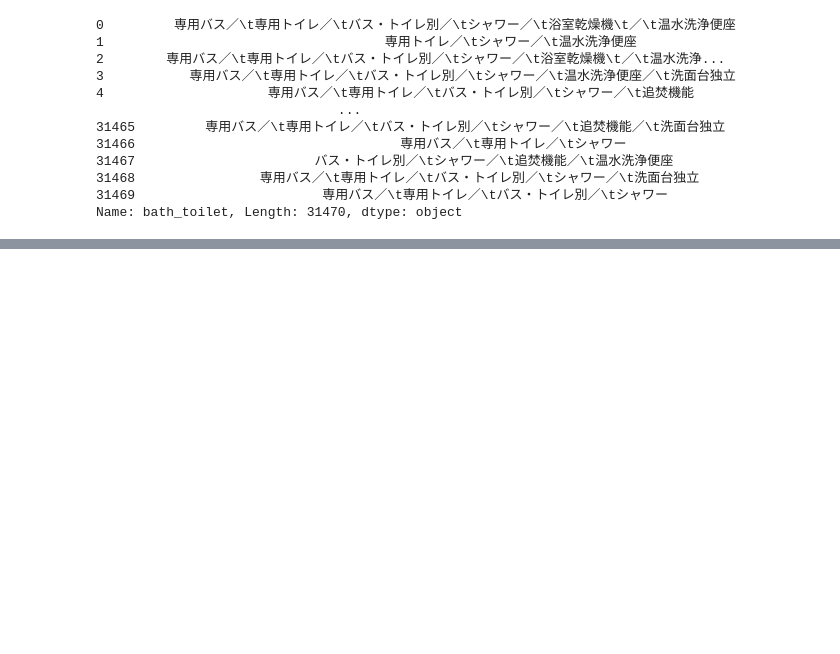
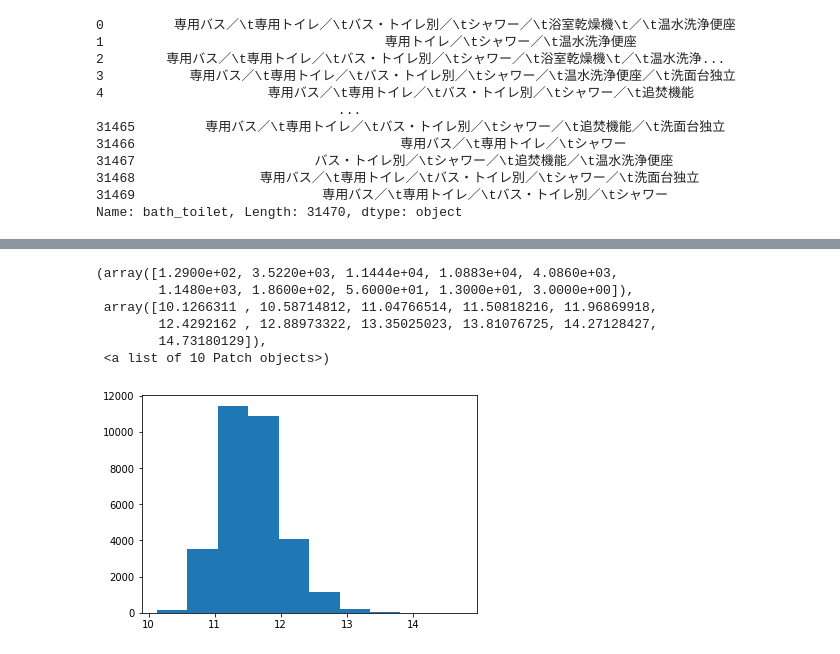
Before and after one commit to yaneura-no-gomi/mynavi_2019, a Jupyter notebook: notebook/Untitled.ipynb, the cells around one changed output, grey strips where cells are left out. Saved outputs shown, nothing was run; the diff lists cells and outputs as text; code cells hidden in the pictures; blank space fills up the shorter version.

```diff
--- a/notebook/Untitled.ipynb
+++ b/notebook/Untitled.ipynb
@@ -404,0 +353,10 @@ Index(['id', 'y', 'location', 'access', 'layout', 'age', 'direction', 'area',
+# %%
+plt.hist(train['log_y'])
+# %% [output]
+(array([1.2900e+02, 3.5220e+03, 1.1444e+04, 1.0883e+04, 4.0860e+03,
+        1.1480e+03, 1.8600e+02, 5.6000e+01, 1.3000e+01, 3.0000e+00]),
+ array([10.1266311 , 10.58714812, 11.04766514, 11.50818216, 11.96869918,
+        12.4292162 , 12.88973322, 13.35025023, 13.81076725, 14.27128427,
+        14.73180129]),
+ <a list of 10 Patch objects>)
+[figure, added]
```
Also changed, not shown: parts of 10 cells of this notebook, 7 other files.
